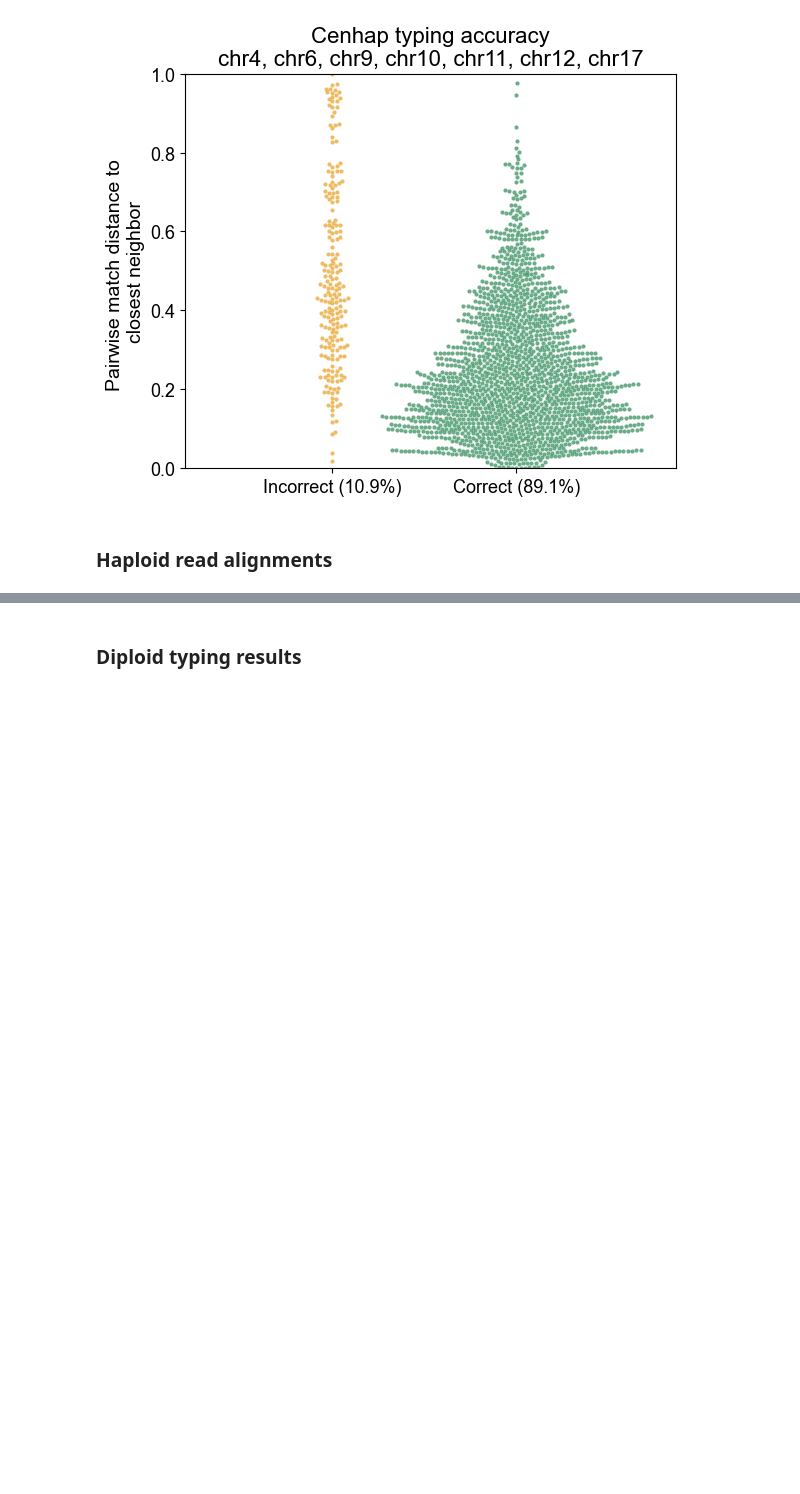
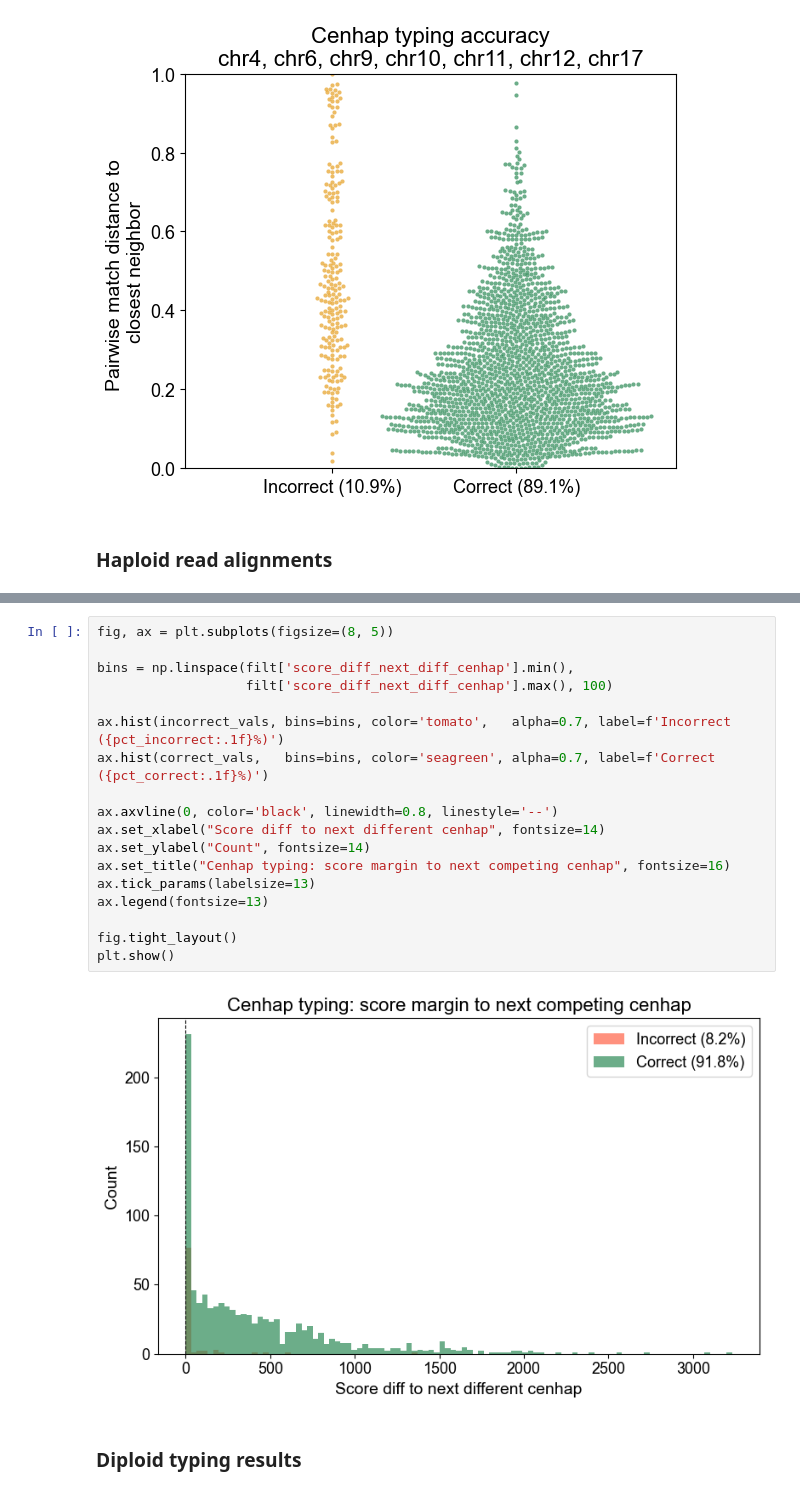
Before and after one commit to miramastoras/centrolign_analysis, a Jupyter notebook: analysis_notes/release2_QC_v2/notebooks/Fig5_pangenome_figures.ipynb, the cells around one changed output, grey strips where cells are left out. Cells and saved outputs as stored; diff of their text form; blank space fills up the shorter version.

```diff
--- a/analysis_notes/release2_QC_v2/notebooks/Fig5_pangenome_figures.ipynb
+++ b/analysis_notes/release2_QC_v2/notebooks/Fig5_pangenome_figures.ipynb
@@ -198,3 +288,23 @@ plt.show()
+# %%
+fig, ax = plt.subplots(figsize=(8, 5))
+
+bins = np.linspace(filt['score_diff_next_diff_cenhap'].min(),
+                   filt['score_diff_next_diff_cenhap'].max(), 100)
+
+ax.hist(incorrect_vals, bins=bins, color='tomato',   alpha=0.7, label=f'Incorrect ({pct_incorrect:.1f}%)')
+ax.hist(correct_vals,   bins=bins, color='seagreen', alpha=0.7, label=f'Correct ({pct_correct:.1f}%)')
+
+ax.axvline(0, color='black', linewidth=0.8, linestyle='--')
+ax.set_xlabel("Score diff to next different cenhap", fontsize=14)
+ax.set_ylabel("Count", fontsize=14)
+ax.set_title("Cenhap typing: score margin to next competing cenhap", fontsize=16)
+ax.tick_params(labelsize=13)
+ax.legend(fontsize=13)
+
+fig.tight_layout()
+plt.show()
+# %% [output]
+[figure, added]
 # %% [markdown]
 ### Diploid typing results
 # %%
```
Also changed, not shown: parts of 5 cells of this notebook, 3 other files.
